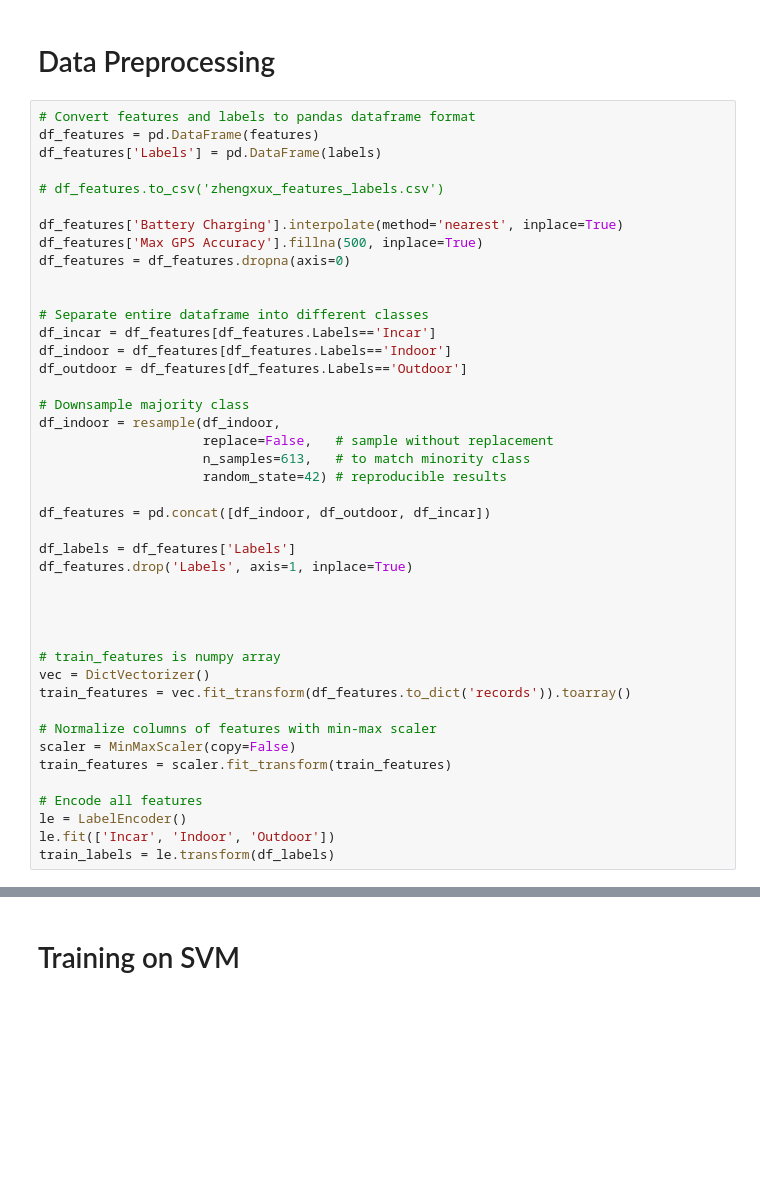
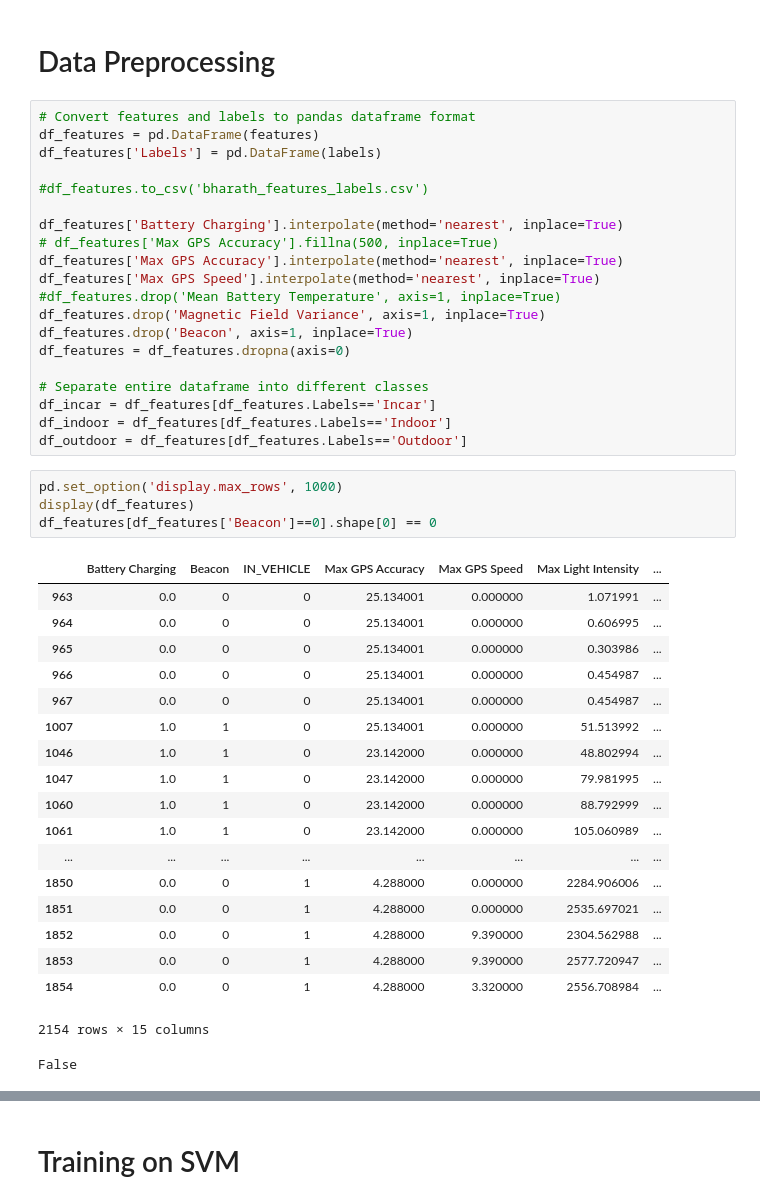
Before and after one commit to RobinChao/mperf-IndoorOutdoorDetection, a Jupyter notebook: src/IODetection.ipynb, the cells around one changed output, grey strips where cells are left out. Cells and saved outputs as stored; diff of their text form; blank space fills up the shorter version.

```diff
--- a/src/IODetection.ipynb
+++ b/src/IODetection.ipynb
@@ -99,44 +118,45 @@ print(len(labels))
 df_features = pd.DataFrame(features)
 df_features['Labels'] = pd.DataFrame(labels)
 
-# df_features.to_csv('zhengxux_features_labels.csv')
+#df_features.to_csv('bharath_features_labels.csv')
 
 df_features['Battery Charging'].interpolate(method='nearest', inplace=True)
-df_features['Max GPS Accuracy'].fillna(500, inplace=True)
+# df_features['Max GPS Accuracy'].fillna(500, inplace=True)
+df_features['Max GPS Accuracy'].interpolate(method='nearest', inplace=True)
+df_features['Max GPS Speed'].interpolate(method='nearest', inplace=True)
+#df_features.drop('Mean Battery Temperature', axis=1, inplace=True)
+df_features.drop('Magnetic Field Variance', axis=1, inplace=True)
+df_features.drop('Beacon', axis=1, inplace=True)
 df_features = df_features.dropna(axis=0)
-
 
 # Separate entire dataframe into different classes
 df_incar = df_features[df_features.Labels=='Incar']
 df_indoor = df_features[df_features.Labels=='Indoor']
 df_outdoor = df_features[df_features.Labels=='Outdoor']
-
-# Downsample majority class
-df_indoor = resample(df_indoor,
-                     replace=False,   # sample without replacement
-                     n_samples=613,   # to match minority class
-                     random_state=42) # reproducible results
-
-df_features = pd.concat([df_indoor, df_outdoor, df_incar])
-
-df_labels = df_features['Labels']
-df_features.drop('Labels', axis=1, inplace=True)
-
-
-
-
-# train_features is numpy array
-vec = DictVectorizer()
-train_features = vec.fit_transform(df_features.to_dict('records')).toarray()
-
-# Normalize columns of features with min-max scaler
-scaler = MinMaxScaler(copy=False)
-train_features = scaler.fit_transform(train_features)
-
-# Encode all features
-le = LabelEncoder()
-le.fit(['Incar', 'Indoor', 'Outdoor'])
-train_labels = le.transform(df_labels)
+# %%
+pd.set_option('display.max_rows', 1000)
+display(df_features)
+df_features[df_features['Beacon']==0].shape[0] == 0
+# %% [output]
+|  | Battery Charging | Beacon | IN_VEHICLE | Max GPS Accuracy | Max GPS Speed | Max Light Intensity | ... |
+| 963 | 0.0 | 0 | 0 | 25.134001 | 0.000000 | 1.071991 | ... |
+| 964 | 0.0 | 0 | 0 | 25.134001 | 0.000000 | 0.606995 | ... |
+| 965 | 0.0 | 0 | 0 | 25.134001 | 0.000000 | 0.303986 | ... |
+| 966 | 0.0 | 0 | 0 | 25.134001 | 0.000000 | 0.454987 | ... |
+| 967 | 0.0 | 0 | 0 | 25.134001 | 0.000000 | 0.454987 | ... |
+| 1007 | 1.0 | 1 | 0 | 25.134001 | 0.000000 | 51.513992 | ... |
+| 1046 | 1.0 | 1 | 0 | 23.142000 | 0.000000 | 48.802994 | ... |
+| 1047 | 1.0 | 1 | 0 | 23.142000 | 0.000000 | 79.981995 | ... |
+| 1060 | 1.0 | 1 | 0 | 23.142000 | 0.000000 | 88.792999 | ... |
+| 1061 | 1.0 | 1 | 0 | 23.142000 | 0.000000 | 105.060989 | ... |
+| ... | ... | ... | ... | ... | ... | ... | ... |
+| 1850 | 0.0 | 0 | 1 | 4.288000 | 0.000000 | 2284.906006 | ... |
+| 1851 | 0.0 | 0 | 1 | 4.288000 | 0.000000 | 2535.697021 | ... |
+| 1852 | 0.0 | 0 | 1 | 4.288000 | 9.390000 | 2304.562988 | ... |
+| 1853 | 0.0 | 0 | 1 | 4.288000 | 9.390000 | 2577.720947 | ... |
+| 1854 | 0.0 | 0 | 1 | 4.288000 | 3.320000 | 2556.708984 | ... |
+2154 rows × 15 columns
+False
 # %%
 print(df_indoor.shape)
 print(df_outdoor.shape)
```
Also changed, not shown: parts of 15 cells of this notebook, 3 other files.
